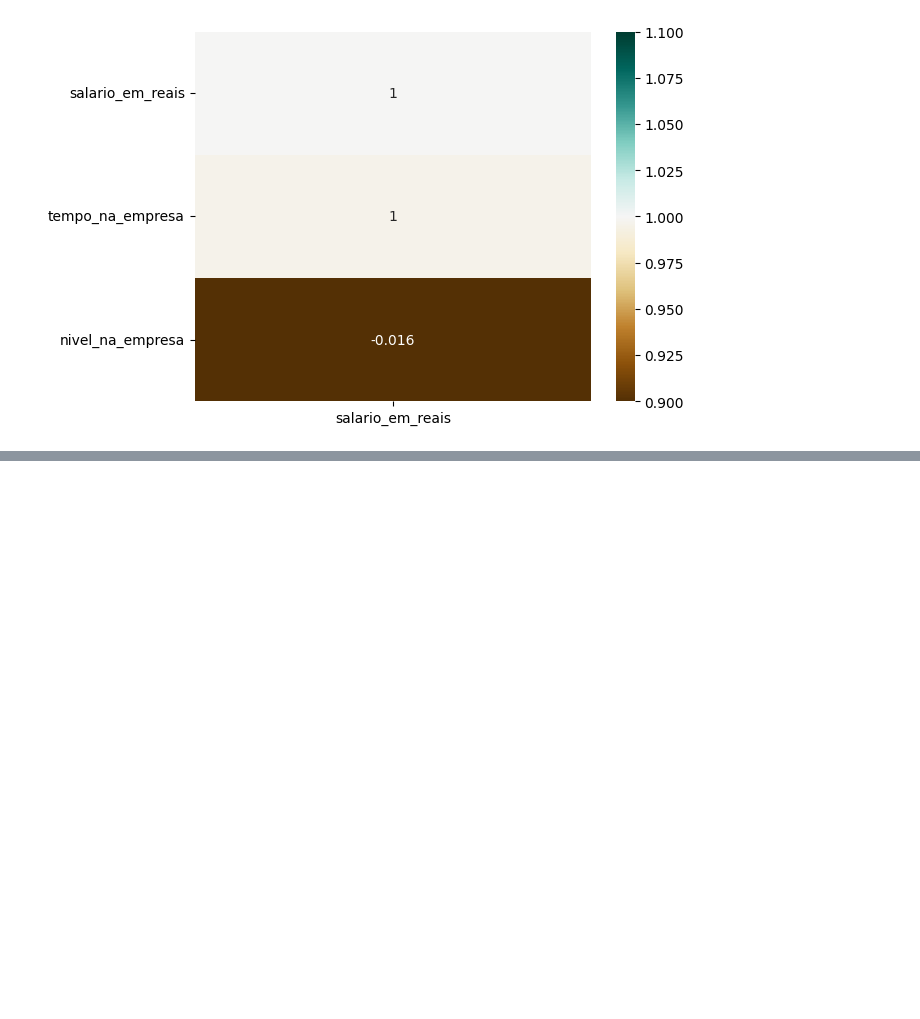
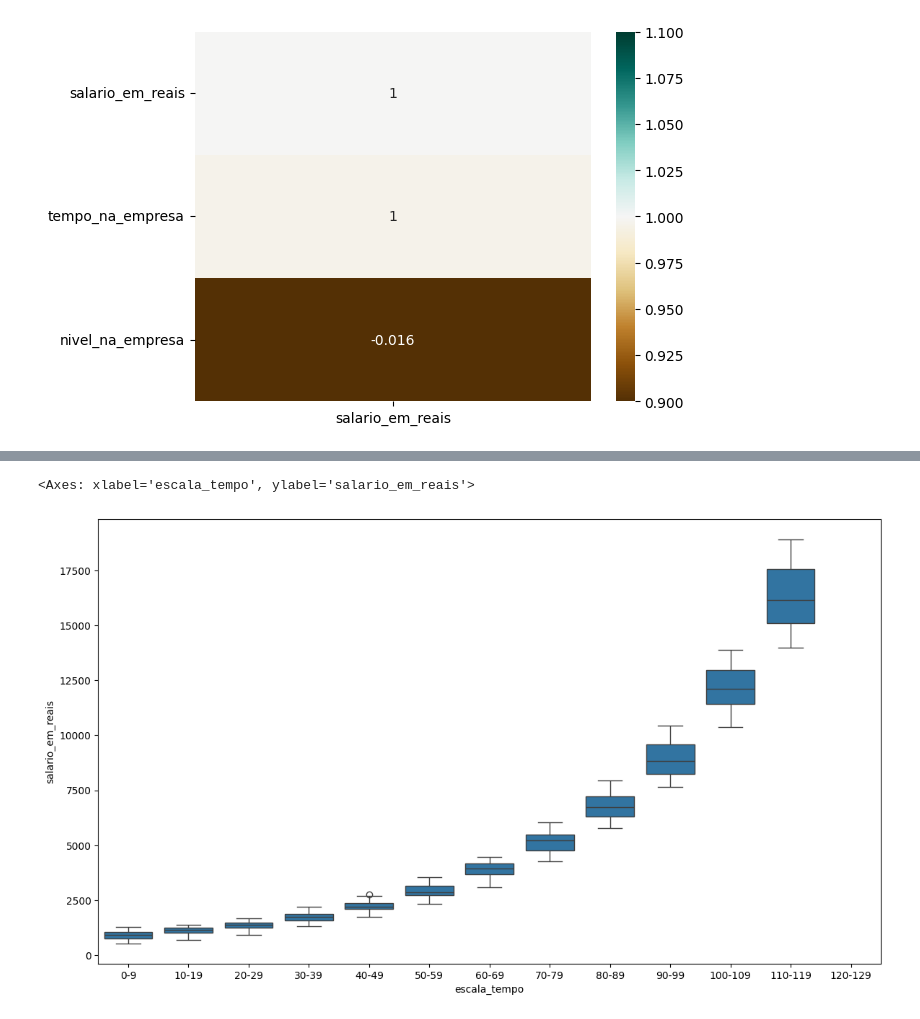
Before and after one commit to offellipe/regressao_polinomial, a Jupyter notebook: modelo_salarios.ipynb, the cells around one changed output, grey strips where cells are left out. Drawn from its saved outputs; the diff is of its cells as text; code cells hidden in the pictures; blank space fills up the shorter version.

Commit message:
Aula 05 - Análise Gráfica Bucketing

```diff
--- a/modelo_salarios.ipynb
+++ b/modelo_salarios.ipynb
@@ -126,3 +126,11 @@ sns.heatmap(df_salario_eda.corr('spearman')[['salario_em_reais']].sort_values(by
 # %% [output]
 <Axes: >
 [figure]
+# %%
+# Bucketing tempo de casa
+
+bins_tempo_casa = [0, 10, 20, 30, 40, 50, 60, 70, 80, 90, 100, 110, 120, 130]
+
+labels_tempo_casa = ['0-9', '10-19', '20-29', '30-39', '40-49', '50-59', '60-69', '70-79', '80-89', '90-99', '100-109', '110-119', '120-129']
+
+df_salario_bucketing['escala_tempo'] = pd.cut(x=df_salario_bucketing['tempo_na_empresa'], bins=bins_tempo_casa, labels=labels_tempo_casa, include_lowest=True)
@@ -128,0 +157,6 @@ sns.heatmap(df_salario_eda.corr('spearman')[['salario_em_reais']].sort_values(by
+# %%
+plt.figure(figsize=(14,8))
+sns.boxplot(df_salario_bucketing, x='escala_tempo', y='salario_em_reais')
+# %% [output]
+<Axes: xlabel='escala_tempo', ylabel='salario_em_reais'>
+[figure, added]
```
Also changed, not shown: parts of 1 cell of this notebook.
